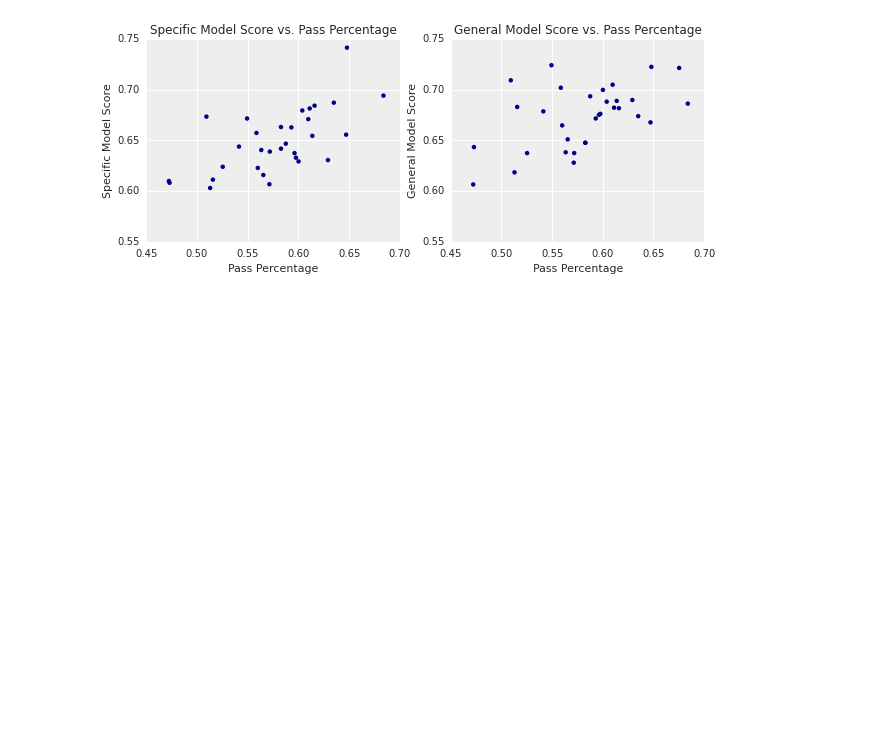
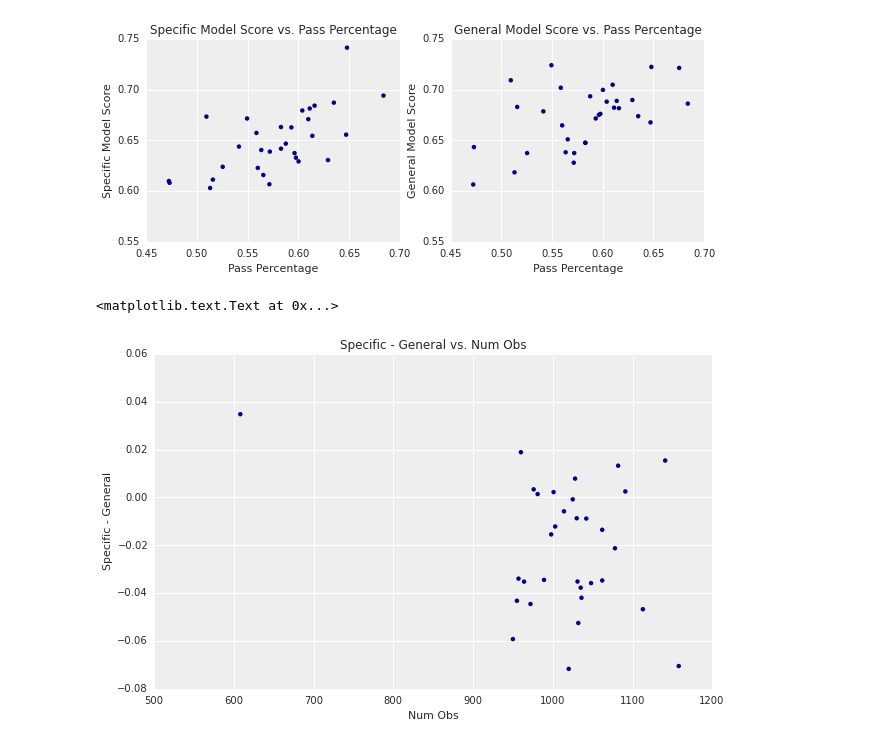
Before and after one commit to araftery/cs109-final-project, a Jupyter notebook: notebook.ipynb, the cells around one changed output. Drawn from its saved outputs; the diff is of its cells as text; code cells hidden in the pictures; blank space fills up the shorter version.

```diff
--- a/notebook.ipynb
+++ b/notebook.ipynb
@@ -542,7 +685,7 @@ for team in df['Tm'].unique():
     classifier = RandomForestClassifier(n_estimators=200)
     classifier.fit(x_train_team, y_train_team)
     team_scores.append({'Tm': team, 'Specific Model Score': classifier.score(x_test_team, y_test_team)})
-team_scores = pd.DataFrame(team_scores)
+team_scores = pd.DataFrame(team_scores)[['Tm', 'Specific Model Score']]
 # %%
 for team in df['Tm'].unique():
     team_mean = df[df['Tm'] == team]['Pass'].mean()
@@ -560,6 +703,10 @@ for team in df['Tm'].unique():
 for team in df['Tm'].unique():
     score = general_model.score(x_tests[team], y_tests[team])
     team_scores.loc[team_scores['Tm'] == team, 'General Model Score'] = score
+# %%
+df_no_nan = remove_nan_rows(df, x_columns)
+for team in df['Tm'].unique():
+    team_scores.loc[team_scores['Tm'] == team, 'Num Obs'] = df_no_nan[df_no_nan['Tm'] == team].shape[0]
 # %%
 team_scores['Specific - General'] = team_scores['Specific Model Score'] - team_scores['General Model Score']
 team_scores['General - Pass Pctg'] = team_scores['General Model Score'] - team_scores['Pass Pctg']
@@ -615,3 +762,11 @@ plt.axis(axis_lims)
 p2.set_aspect('equal')
 # %% [output]
 [figure]
+# %%
+plt.scatter(team_scores['Num Obs'], team_scores['Specific - General'], c='darkblue')
+plt.xlabel('Num Obs')
+plt.ylabel('Specific - General')
+plt.title('Specific - General vs. Num Obs')
+# %% [output]
+<matplotlib.text.Text at 0x...>
+[figure, added]
```
Also changed, not shown: parts of 11 cells of this notebook.
